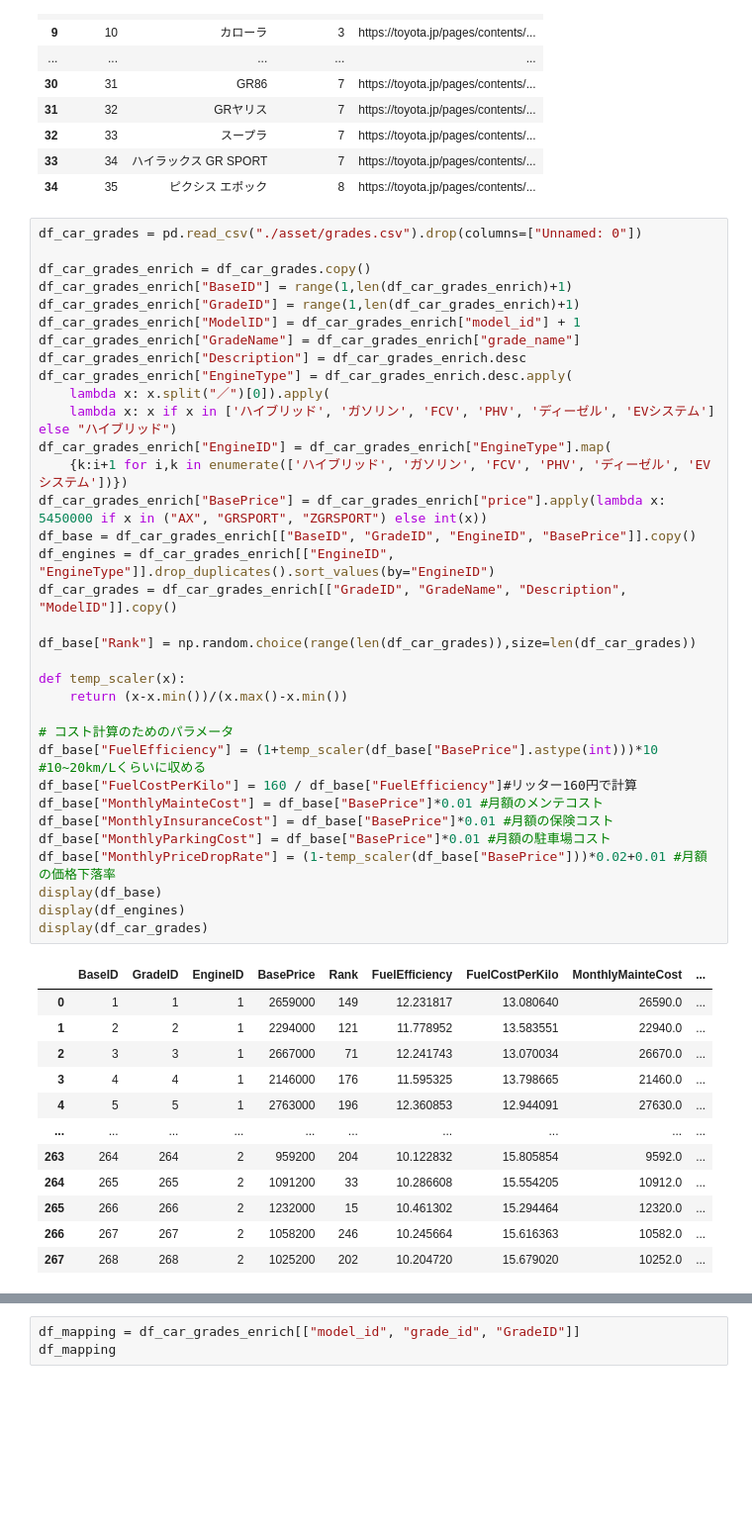
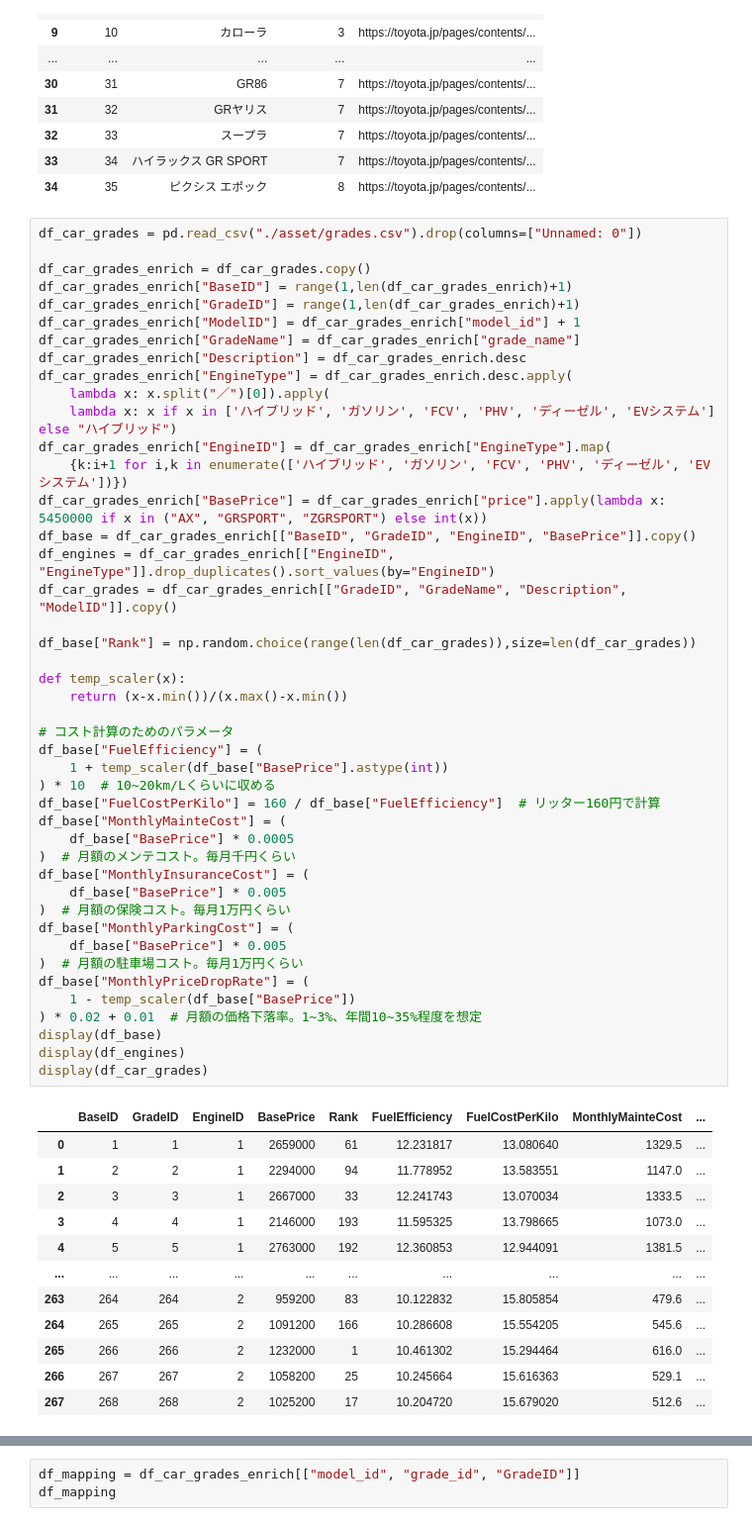
Before and after one commit to sadanobu-mizusako/python-part-ja-1-cap-2, a Jupyter notebook: data_collector/csv2json.ipynb, the cells around one changed output, grey strips where cells are left out. Shown: that part at 99% size. Drawn from its saved outputs; the diff is of its cells as text; blank space fills up the shorter version.

```diff
--- a/data_collector/csv2json.ipynb
+++ b/data_collector/csv2json.ipynb
@@ -55,50 +55,60 @@ display(df_car_models)
 # %%
 df_car_grades = pd.read_csv("./asset/grades.csv").drop(columns=["Unnamed: 0"])
 
 df_car_grades_enrich = df_car_grades.copy()
 df_car_grades_enrich["BaseID"] = range(1,len(df_car_grades_enrich)+1)
 df_car_grades_enrich["GradeID"] = range(1,len(df_car_grades_enrich)+1)
 df_car_grades_enrich["ModelID"] = df_car_grades_enrich["model_id"] + 1
 df_car_grades_enrich["GradeName"] = df_car_grades_enrich["grade_name"]
 df_car_grades_enrich["Description"] = df_car_grades_enrich.desc
 df_car_grades_enrich["EngineType"] = df_car_grades_enrich.desc.apply(
     lambda x: x.split("／")[0]).apply(
     lambda x: x if x in ['ハイブリッド', 'ガソリン', 'FCV', 'PHV', 'ディーゼル', 'EVシステム'] else "ハイブリッド")
 df_car_grades_enrich["EngineID"] = df_car_grades_enrich["EngineType"].map(
     {k:i+1 for i,k in enumerate(['ハイブリッド', 'ガソリン', 'FCV', 'PHV', 'ディーゼル', 'EVシステム'])})
 df_car_grades_enrich["BasePrice"] = df_car_grades_enrich["price"].apply(lambda x: 5450000 if x in ("AX", "GRSPORT", "ZGRSPORT") else int(x))
 df_base = df_car_grades_enrich[["BaseID", "GradeID", "EngineID", "BasePrice"]].copy()
 df_engines = df_car_grades_enrich[["EngineID", "EngineType"]].drop_duplicates().sort_values(by="EngineID")
 df_car_grades = df_car_grades_enrich[["GradeID", "GradeName", "Description", "ModelID"]].copy()
 
 df_base["Rank"] = np.random.choice(range(len(df_car_grades)),size=len(df_car_grades))
 
 def temp_scaler(x):
     return (x-x.min())/(x.max()-x.min())
 
 # コスト計算のためのパラメータ
-df_base["FuelEfficiency"] = (1+temp_scaler(df_base["BasePrice"].astype(int)))*10 #10~20km/Lくらいに収める
-df_base["FuelCostPerKilo"] = 160 / df_base["FuelEfficiency"]#リッター160円で計算
-df_base["MonthlyMainteCost"] = df_base["BasePrice"]*0.01 #月額のメンテコスト
-df_base["MonthlyInsuranceCost"] = df_base["BasePrice"]*0.01 #月額の保険コスト
-df_base["MonthlyParkingCost"] = df_base["BasePrice"]*0.01 #月額の駐車場コスト
-df_base["MonthlyPriceDropRate"] = (1-temp_scaler(df_base["BasePrice"]))*0.02+0.01 #月額の価格下落率
+df_base["FuelEfficiency"] = (
+    1 + temp_scaler(df_base["BasePrice"].astype(int))
+) * 10  # 10~20km/Lくらいに収める
+df_base["FuelCostPerKilo"] = 160 / df_base["FuelEfficiency"]  # リッター160円で計算
+df_base["MonthlyMainteCost"] = (
+    df_base["BasePrice"] * 0.0005
+)  # 月額のメンテコスト。毎月千円くらい
+df_base["MonthlyInsuranceCost"] = (
+    df_base["BasePrice"] * 0.005
+)  # 月額の保険コスト。毎月1万円くらい
+df_base["MonthlyParkingCost"] = (
+    df_base["BasePrice"] * 0.005
+)  # 月額の駐車場コスト。毎月1万円くらい
+df_base["MonthlyPriceDropRate"] = (
+    1 - temp_scaler(df_base["BasePrice"])
+) * 0.02 + 0.01  # 月額の価格下落率。1~3%、年間10~35%程度を想定
 display(df_base)
 display(df_engines)
 display(df_car_grades)
 # %% [output]
 |  | BaseID | GradeID | EngineID | BasePrice | Rank | FuelEfficiency | FuelCostPerKilo | MonthlyMainteCost | ... |
-| 0 | 1 | 1 | 1 | 2659000 | 149 | 12.231817 | 13.080640 | 26590.0 | ... |
-| 1 | 2 | 2 | 1 | 2294000 | 121 | 11.778952 | 13.583551 | 22940.0 | ... |
-| 2 | 3 | 3 | 1 | 2667000 | 71 | 12.241743 | 13.070034 | 26670.0 | ... |
-| 3 | 4 | 4 | 1 | 2146000 | 176 | 11.595325 | 13.798665 | 21460.0 | ... |
-| 4 | 5 | 5 | 1 | 2763000 | 196 | 12.360853 | 12.944091 | 27630.0 | ... |
+| 0 | 1 | 1 | 1 | 2659000 | 61 | 12.231817 | 13.080640 | 1329.5 | ... |
+| 1 | 2 | 2 | 1 | 2294000 | 94 | 11.778952 | 13.583551 | 1147.0 | ... |
+| 2 | 3 | 3 | 1 | 2667000 | 33 | 12.241743 | 13.070034 | 1333.5 | ... |
+| 3 | 4 | 4 | 1 | 2146000 | 193 | 11.595325 | 13.798665 | 1073.0 | ... |
+| 4 | 5 | 5 | 1 | 2763000 | 192 | 12.360853 | 12.944091 | 1381.5 | ... |
 | ... | ... | ... | ... | ... | ... | ... | ... | ... | ... |
-| 263 | 264 | 264 | 2 | 959200 | 204 | 10.122832 | 15.805854 | 9592.0 | ... |
-| 264 | 265 | 265 | 2 | 1091200 | 33 | 10.286608 | 15.554205 | 10912.0 | ... |
-| 265 | 266 | 266 | 2 | 1232000 | 15 | 10.461302 | 15.294464 | 12320.0 | ... |
-| 266 | 267 | 267 | 2 | 1058200 | 246 | 10.245664 | 15.616363 | 10582.0 | ... |
-| 267 | 268 | 268 | 2 | 1025200 | 202 | 10.204720 | 15.679020 | 10252.0 | ... |
+| 263 | 264 | 264 | 2 | 959200 | 83 | 10.122832 | 15.805854 | 479.6 | ... |
+| 264 | 265 | 265 | 2 | 1091200 | 166 | 10.286608 | 15.554205 | 545.6 | ... |
+| 265 | 266 | 266 | 2 | 1232000 | 1 | 10.461302 | 15.294464 | 616.0 | ... |
+| 266 | 267 | 267 | 2 | 1058200 | 25 | 10.245664 | 15.616363 | 529.1 | ... |
+| 267 | 268 | 268 | 2 | 1025200 | 17 | 10.204720 | 15.679020 | 512.6 | ... |
 268 rows × 11 columns
 |  | EngineID | EngineType |
 | 0 | 1 | ハイブリッド |
```
Also changed, not shown: parts of 2 cells of this notebook, 4 other files.
